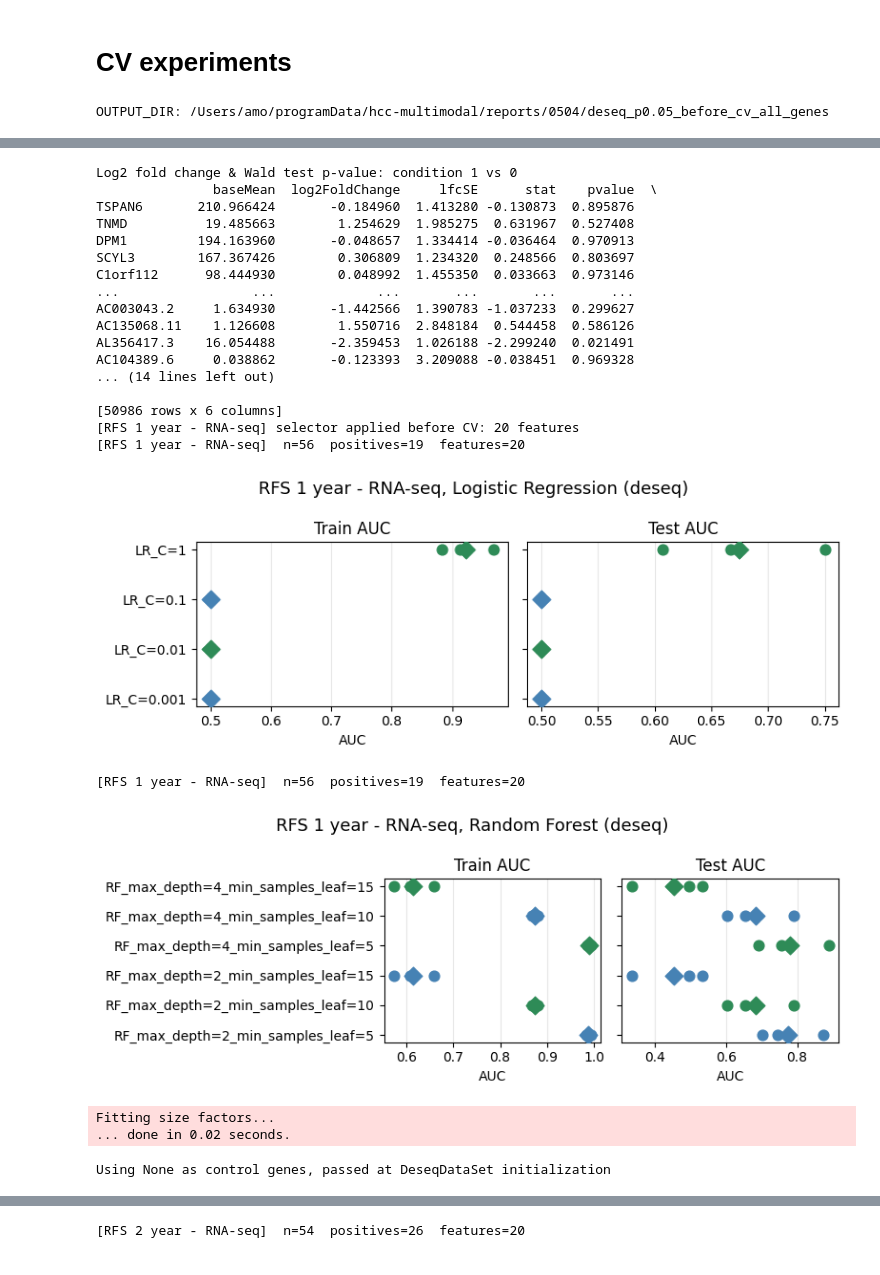
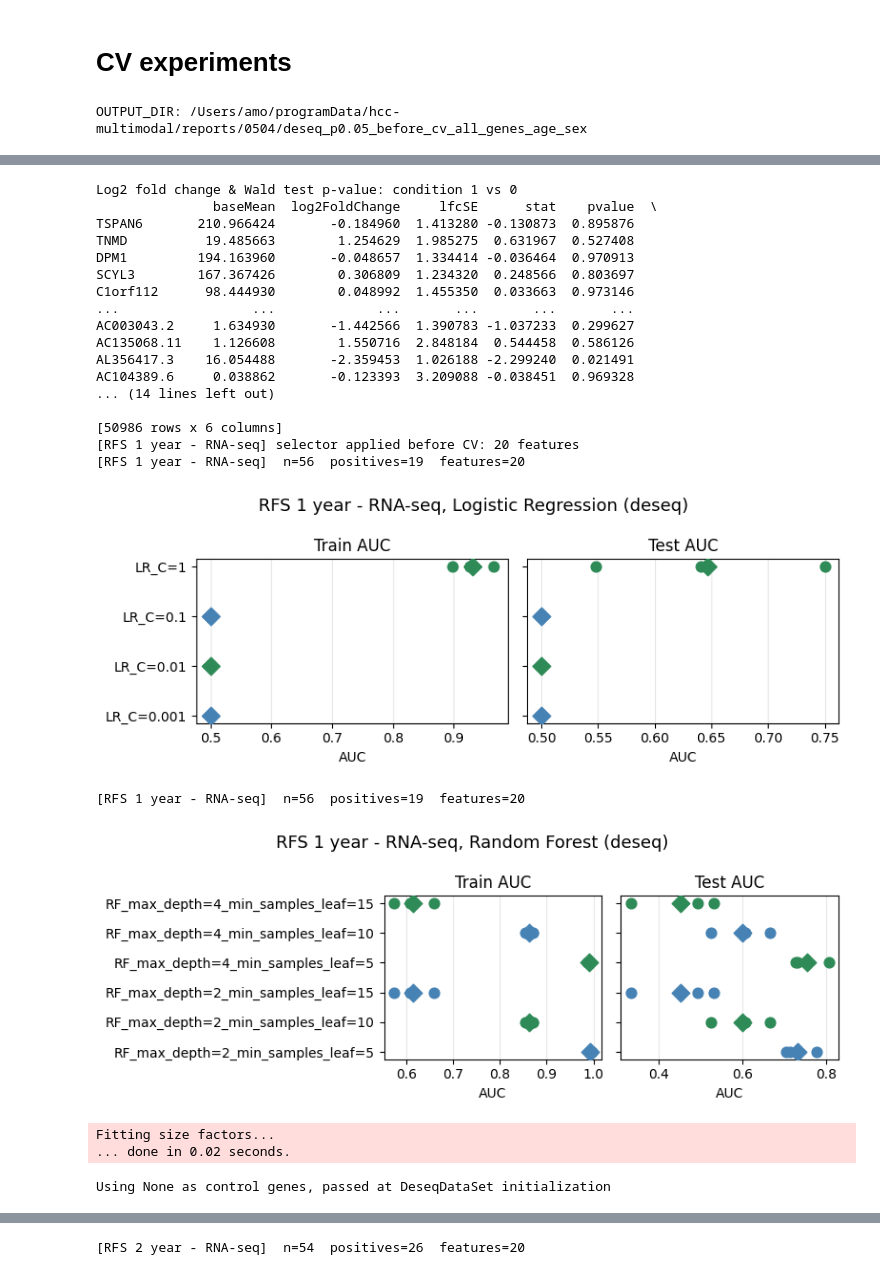
Before and after one commit to chihuangliu/hcc-multimodal, a Jupyter notebook: notebooks/baselines/rna_baseline_rfs.ipynb, the cells around one changed output, grey strips where cells are left out. Cells and saved outputs as stored; diff of their text form; code cells hidden in the pictures.

```diff
--- a/notebooks/baselines/rna_baseline_rfs.ipynb
+++ b/notebooks/baselines/rna_baseline_rfs.ipynb
@@ -31,8 +31,9 @@ SELECTOR: Literal["deseq", "sklearn_kbest"] = "deseq"
 KBEST: int = 80
 SELECTOR_BEFORE_CV: bool = True
 PREDEFINED_GENES: bool = False
+CONFOUNDING_VARS: list | None = ["Age", "Sex"]
 
-OUTPUT_DIR_NAME: str = "deseq_p0.05_before_cv_all_genes"
+OUTPUT_DIR_NAME: str = "deseq_p0.05_before_cv_all_genes_age_sex"
 # %% [markdown]
 # Read data
 # %%
@@ -177,13 +178,26 @@ OUTPUT_DIR = ROOT / "reports" / "0504" / OUTPUT_DIR_NAME
 OUTPUT_DIR.mkdir(parents=True, exist_ok=True)
 print("OUTPUT_DIR:", OUTPUT_DIR)
 # %% [output]
-OUTPUT_DIR: /Users/amo/programData/hcc-multimodal/reports/0504/deseq_p0.05_before_cv_all_genes
+OUTPUT_DIR: /Users/amo/programData/hcc-multimodal/reports/0504/deseq_p0.05_before_cv_all_genes_age_sex
 # %%
 X = rna_rfs.drop(columns=["rfs_1year", "rfs_2year"])
 x_columns = {col: DataType.CONTINUOUS for col in X}
 
 selector_first = SELECTOR == "deseq"
 rna_cpm = SELECTOR == "sklearn_kbest"
+
+# Confounders are never passed to the selector; they enter the model fold-wise
+# inside run_cv_experiment, concatenated after the feature pipeline.
+if CONFOUNDING_VARS is not None:
+    confound_df = clinical_data.set_index("SID")[CONFOUNDING_VARS].copy()
+    confound_df = confound_df.loc[confound_df.index.isin(rna_rfs.index)]
+    confound_df["Sex"] = confound_df["Sex"].map({1.0: "male", 2.0: "female"})
+    confound_x_cols = {v: CLINICAL_X_COLUMNS[v] for v in CONFOUNDING_VARS}
+    print(f"Confounding variables: {CONFOUNDING_VARS}")
+    print(confound_df.describe())
+else:
+    confound_df = None
+    confound_x_cols = None
 
 all_records = []
 all_fold_records = []
@@ -210,6 +224,8 @@ for RFS_YEAR in RFS_YEARS:
     records_lr, fold_records_lr = run_cv_experiment(
         X_cv, y_cv, x_columns_cv, EXPERIMENT_LABEL,
         models=MODELS_LR, n_splits=CV_N_FOLDS,
+        X_confound=confound_df,
+        confound_x_columns=confound_x_cols,
         **cv_kwargs,
     )
     plot_cv_results(
@@ -221,6 +237,8 @@ for RFS_YEAR in RFS_YEARS:
     records_rf, fold_records_rf = run_cv_experiment(
         X_cv, y_cv, x_columns_cv, EXPERIMENT_LABEL,
         models=MODELS_RF, n_splits=CV_N_FOLDS,
+        X_confound=confound_df,
+        confound_x_columns=confound_x_cols,
         **cv_kwargs,
     )
     plot_cv_results(
@@ -296,23 +324,23 @@ Running Wald tests...
 Log2 fold change & Wald test p-value: condition 1 vs 0
                baseMean  log2FoldChange     lfcSE      stat    pvalue  \
 TSPAN6       210.966424       -0.184960  1.413280 -0.130873  0.895876
 TNMD          19.485663        1.254629  1.985275  0.631967  0.527408
 DPM1         194.163960       -0.048657  1.334414 -0.036464  0.970913
 SCYL3        167.367426        0.306809  1.234320  0.248566  0.803697
 C1orf112      98.444930        0.048992  1.455350  0.033663  0.973146
 ...                 ...             ...       ...       ...       ...
 AC003043.2     1.634930       -1.442566  1.390783 -1.037233  0.299627
 AC135068.11    1.126608        1.550716  2.848184  0.544458  0.586126
 AL356417.3    16.054488       -2.359453  1.026188 -2.299240  0.021491
 AC104389.6     0.038862       -0.123393  3.209088 -0.038451  0.969328
 ... (14 lines left out)
 
 [50986 rows x 6 columns]
 [RFS 1 year - RNA-seq] selector applied before CV: 20 features
 [RFS 1 year - RNA-seq]  n=56  positives=19  features=20
-[figure, old version]
+[figure, new version]
 [RFS 1 year - RNA-seq]  n=56  positives=19  features=20
-[figure, old version]
+[figure, new version]
 Fitting size factors...
 ... done in 0.02 seconds.
 Using None as control genes, passed at DeseqDataSet initialization
```
Also changed, not shown: parts of 2 cells of this notebook, 22 other files.
